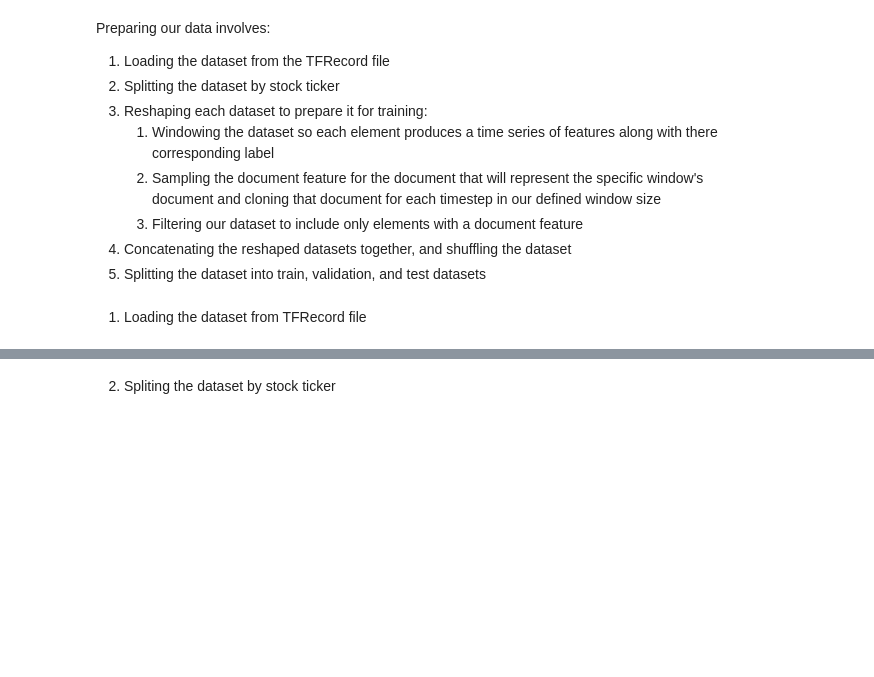
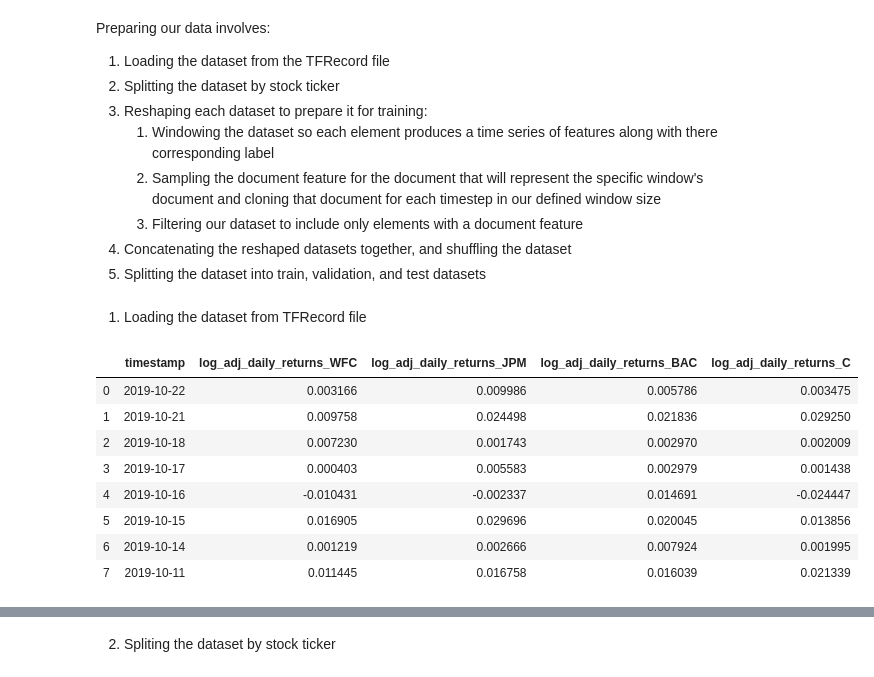
Before and after one commit to Evbor/Stock_Analysis, a Jupyter notebook: research/model_v1/FinTech.ipynb, the cells around one changed output, grey strips where cells are left out. Saved outputs shown, nothing was run; the diff lists cells and outputs as text; code cells hidden in the pictures; blank space fills up the shorter version.

```diff
--- a/research/model_v1/FinTech.ipynb
+++ b/research/model_v1/FinTech.ipynb
@@ -1890,3 +1891,20 @@ Preparing our data involves:
 5. Splitting the dataset into train, validation, and test datasets
 # %% [markdown]
 1. Loading the dataset from TFRecord file
+# %%
+preprocessed_df = pd.read_csv(os.path.join(path_to_data, 'preprocessed.csv'), parse_dates=['timestamp'])
+#preprocessed_df = preprocessed_df.sort_values(by=['timestamp'], ascending=True)
+
+features_to_test = ['log_adj_daily_returns']
+data_df = preprocessed_df[['timestamp'] + ['_'.join([feature, t]) for t in tickers for feature in features_to_test]]
+data_df.head(8)
+# %% [output]
+|  | timestamp | log_adj_daily_returns_WFC | log_adj_daily_returns_JPM | log_adj_daily_returns_BAC | log_adj_daily_returns_C |
+| 0 | 2019-10-22 | 0.003166 | 0.009986 | 0.005786 | 0.003475 |
+| 1 | 2019-10-21 | 0.009758 | 0.024498 | 0.021836 | 0.029250 |
+| 2 | 2019-10-18 | 0.007230 | 0.001743 | 0.002970 | 0.002009 |
+| 3 | 2019-10-17 | 0.000403 | 0.005583 | 0.002979 | 0.001438 |
+| 4 | 2019-10-16 | -0.010431 | -0.002337 | 0.014691 | -0.024447 |
+| 5 | 2019-10-15 | 0.016905 | 0.029696 | 0.020045 | 0.013856 |
+| 6 | 2019-10-14 | 0.001219 | 0.002666 | 0.007924 | 0.001995 |
+| 7 | 2019-10-11 | 0.011445 | 0.016758 | 0.016039 | 0.021339 |
```
Also changed, not shown: parts of 18 cells of this notebook, 1 other file.
